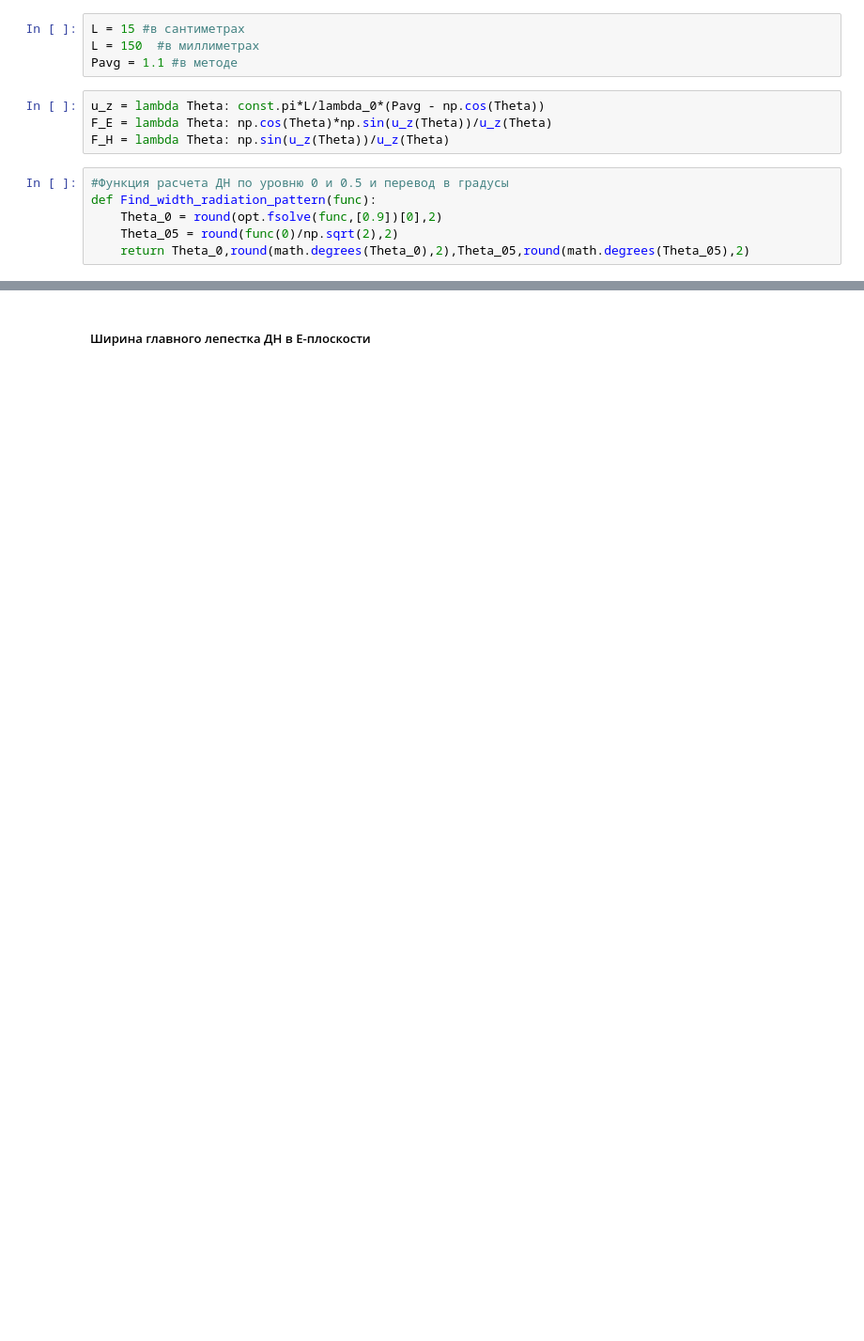
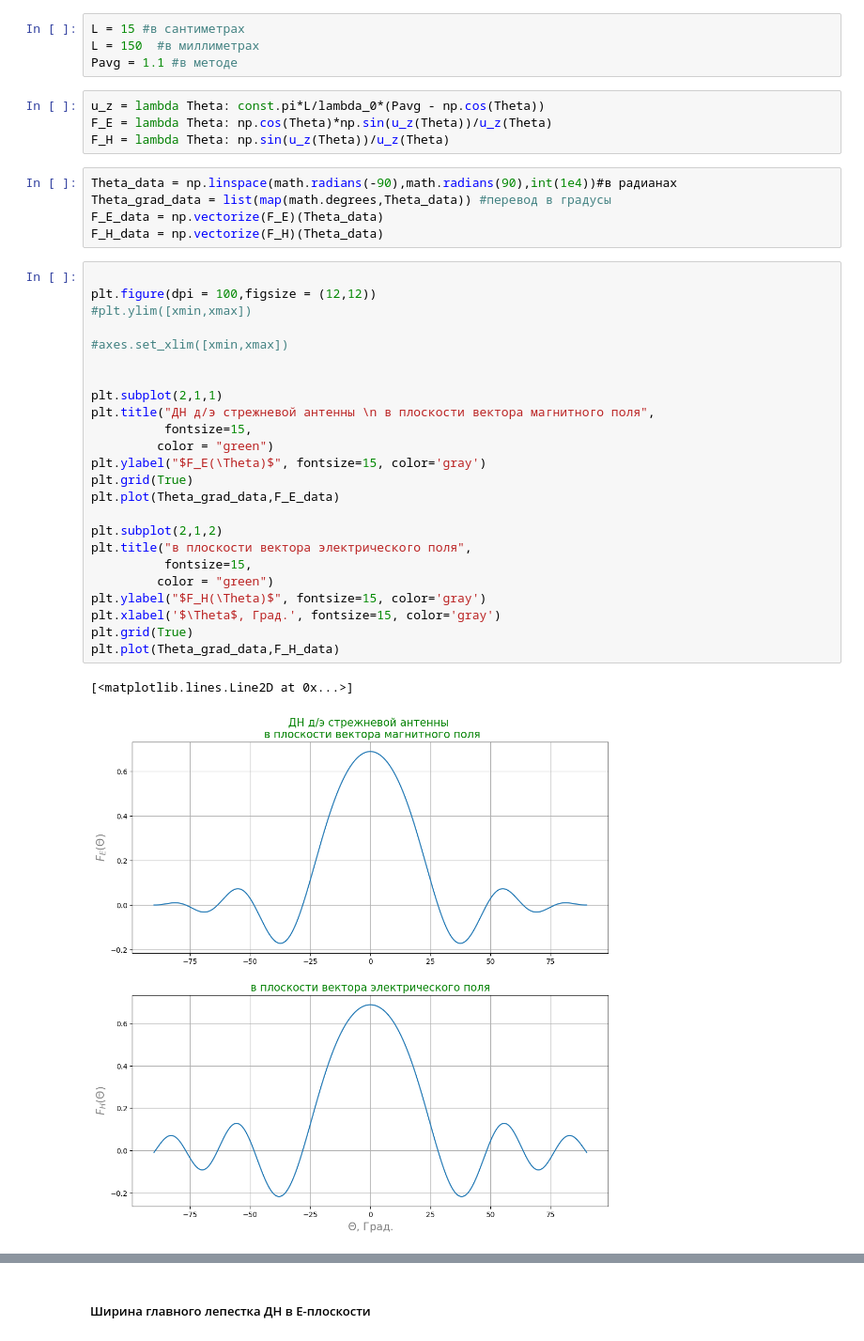
Before and after one commit to AlfaIV/Microwave-and-Antennas-LabWork, a Jupyter notebook: Лабораторная работа №2 СВЧ и Антенны.ipynb, the cells around one changed output, grey strips where cells are left out. Shown: that part at 94% size. Drawn from its saved outputs; the diff is of its cells as text; blank space fills up the shorter version.

```diff
--- a/Лабораторная работа №2 СВЧ и Антенны.ipynb
+++ b/Лабораторная работа №2 СВЧ и Антенны.ipynb
@@ -134,9 +200,35 @@ Pavg = 1.1 #в методе
 u_z = lambda Theta: const.pi*L/lambda_0*(Pavg - np.cos(Theta))
 F_E = lambda Theta: np.cos(Theta)*np.sin(u_z(Theta))/u_z(Theta)
 F_H = lambda Theta: np.sin(u_z(Theta))/u_z(Theta)
-# %%
-#Функция расчета ДН по уровню 0 и 0.5 и перевод в градусы
-def Find_width_radiation_pattern(func):
-    Theta_0 = round(opt.fsolve(func,[0.9])[0],2)
-    Theta_05 = round(func(0)/np.sqrt(2),2)
-    return Theta_0,round(math.degrees(Theta_0),2),Theta_05,round(math.degrees(Theta_05),2)
+# %%
+Theta_data = np.linspace(math.radians(-90),math.radians(90),int(1e4))#в радианах
+Theta_grad_data = list(map(math.degrees,Theta_data)) #перевод в градусы
+F_E_data = np.vectorize(F_E)(Theta_data)
+F_H_data = np.vectorize(F_H)(Theta_data)
+# %%
+
+plt.figure(dpi = 100,figsize = (12,12))
+#plt.ylim([xmin,xmax])
+
+#axes.set_xlim([xmin,xmax])
+
+
+plt.subplot(2,1,1)
+plt.title("ДН д/э стрежневой антенны \n в плоскости вектора магнитного поля",
+          fontsize=15,
+         color = "green")
+plt.ylabel("$F_E(\Theta)$", fontsize=15, color='gray')
+plt.grid(True)
+plt.plot(Theta_grad_data,F_E_data)
+
+plt.subplot(2,1,2)
+plt.title("в плоскости вектора электрического поля",
+          fontsize=15,
+         color = "green")
+plt.ylabel("$F_H(\Theta)$", fontsize=15, color='gray')
+plt.xlabel('$\Theta$, Град.', fontsize=15, color='gray')
+plt.grid(True)
+plt.plot(Theta_grad_data,F_H_data)
+# %% [output]
+[<matplotlib.lines.Line2D at 0x...>]
+[figure, added]
```
Also changed, not shown: parts of 37 cells of this notebook.
